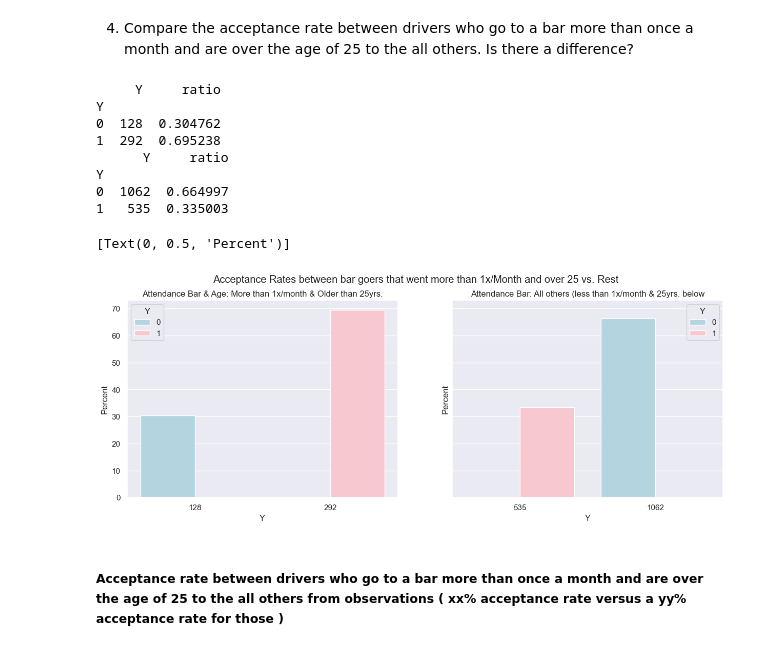
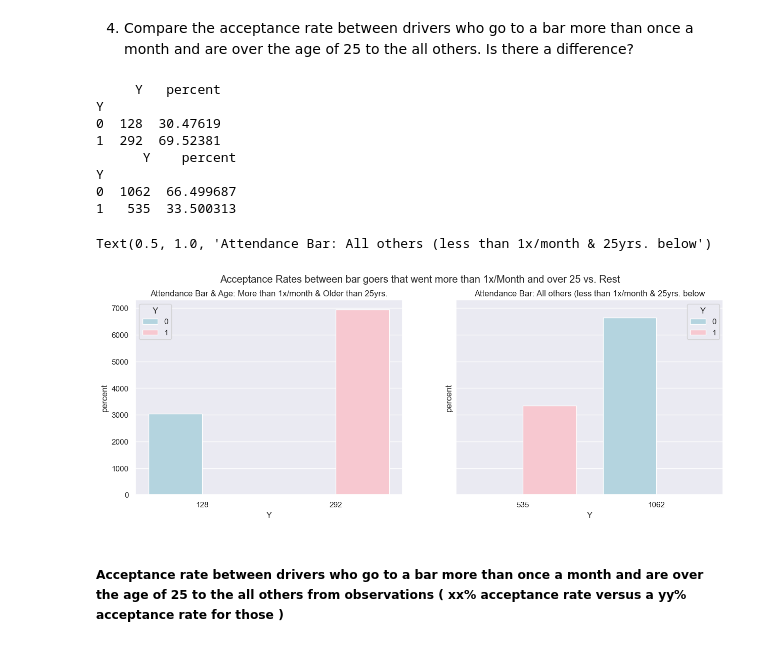
Before and after one commit to kesavan2017/ucbe-AIML-practical-application-51, a Jupyter notebook: prompt.ipynb, the cells around one changed output. Cells and saved outputs as stored; diff of their text form; code cells hidden in the pictures.

```diff
--- a/prompt.ipynb
+++ b/prompt.ipynb
@@ -405,51 +379,37 @@ df_bar_moreThan1perMonth = df_bar_coupon.query('(Bar == "1~3" or Bar == "gt8" or
 
 #Use this _2 data frane to groupby and modify to create the ratio output for acceptance
 df_bar_moreThan1perMonth_2 = df_bar_coupon.query('(Bar == "1~3" or Bar == "gt8" or Bar == "4~8") and (age != "21" and age != "below21")').groupby(['Y'])[['Y']].count()
-df_bar_moreThan1perMonth_2['ratio'] = df_bar_moreThan1perMonth_2['Y']/df_bar_moreThan1perMonth_2.Y.sum()
+df_bar_moreThan1perMonth_2['percent'] = (df_bar_moreThan1perMonth_2['Y']/df_bar_moreThan1perMonth_2.Y.sum())*100
 print(df_bar_moreThan1perMonth_2)
 
-
-#df_bar_other = df_bar_coupon.query('(Bar == "never" or Bar == "less1") and (age == "21" or age == "below21")').groupby(['Y'])[['Y']].sum()
-
-#df_bar_other['ratio'] = df_bar_other['Y']/df_bar_other.Y.sum()
-#print(df_bar_other)
-
-#df_bar_all_other = df_bar_coupon[~df_bar_coupon.index.isin(df_bar_moreThan1perMonth.index)]
-
+#DF for the all others condition to compare the first group against using ~ and isin method :
 df_bar_all_other = df_bar_coupon[~df_bar_coupon.index.isin(df_bar_moreThan1perMonth.index)].groupby(['Y'])[['Y']].count()
-df_bar_all_other['ratio'] = df_bar_all_other['Y']/df_bar_all_other.Y.sum()
+df_bar_all_other['percent'] = (df_bar_all_other['Y']/df_bar_all_other.Y.sum())*100
 
 print(df_bar_all_other)
-
-#df_bar_moreThan1perMonth_junk = df_bar_coupon.query('(Bar == "1~3" or Bar == "gt8" or Bar == "4~8") and (age != "21" and age != "below21")')
-#df_junk = df_bar_coupon[~df_bar_coupon.index.isin(df_bar_moreThan1perMonth_junk.index)]
-
-#print(df_junk)
 # %% [output]
-     Y     ratio
+     Y   percent
 Y
-0  128  0.304762
-1  292  0.695238
-      Y     ratio
+0  128  30.47619
+1  292  69.52381
+      Y    percent
 Y
-0  1062  0.664997
-1   535  0.335003
+0  1062  66.499687
+1   535  33.500313
 # %%
 # Create subplots to visualize the table for the Group that went to a bar 3 or fewer times vs. the group that went to a Bar more than 3 times a per month:
 #
 #
 fig3, axes = plt.subplots(1, 2, figsize=(15, 5), sharey=True)
 fig3.suptitle('Acceptance Rates between bar goers that went more than 1x/Month and over 25 vs. Rest')
 
-sns.barplot(ax=axes[0], x=df_bar_moreThan1perMonth_2['Y'], y=df_bar_moreThan1perMonth_2['ratio'].mul(100), hue=df_bar_moreThan1perMonth_2.index.astype(str), palette=['lightblue', 'pink'])
-sns.barplot(ax=axes[1], x=df_bar_all_other['Y'], y=df_bar_all_other['ratio'].mul(100), hue=df_bar_all_other.index.astype(str), palette=['lightblue', 'pink'])
+sns.barplot(ax=axes[0], x=df_bar_moreThan1perMonth_2['Y'], y=df_bar_moreThan1perMonth_2['percent'].mul(100), hue=df_bar_moreThan1perMonth_2.index.astype(str), palette=['lightblue', 'pink'])
+sns.barplot(ax=axes[1], x=df_bar_all_other['Y'], y=df_bar_all_other['percent'].mul(100), hue=df_bar_all_other.index.astype(str), palette=['lightblue', 'pink'])
 axes[0].set_title('Attendance Bar & Age: More than 1x/month & Older than 25yrs.')
 axes[1].set_title('Attendance Bar: All others (less than 1x/month & 25yrs. below')
-axes[0].set(ylabel='Percent')
-axes[1].set(ylabel='Percent')
 # %% [output]
-[Text(0, 0.5, 'Percent')]
+Text(0.5, 1.0, 'Attendance Bar: All others (less than 1x/month & 25yrs. below')
-[figure, old version]
+[figure, new version]
 # %% [markdown]
 ##### Acceptance rate between drivers who go to a bar more than once a month and are over the age of 25 to the all others from observations ( xx% acceptance rate versus a yy% acceptance rate for those )
 # %% [markdown]
```
Also changed, not shown: parts of 10 cells of this notebook.
